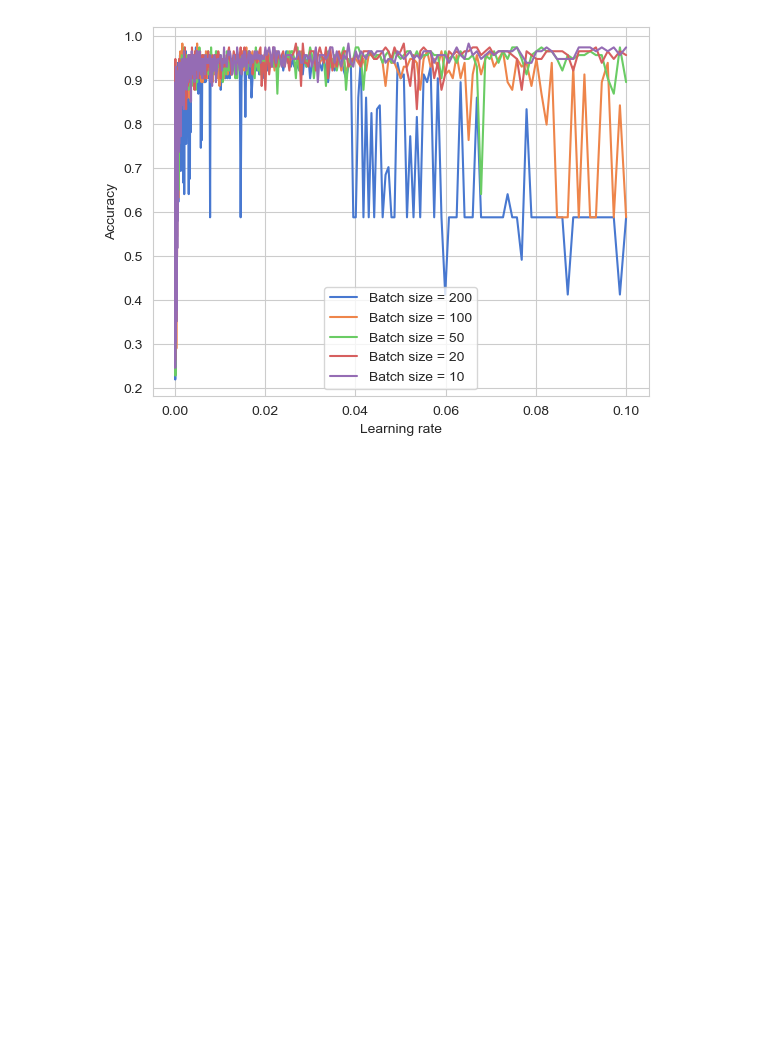
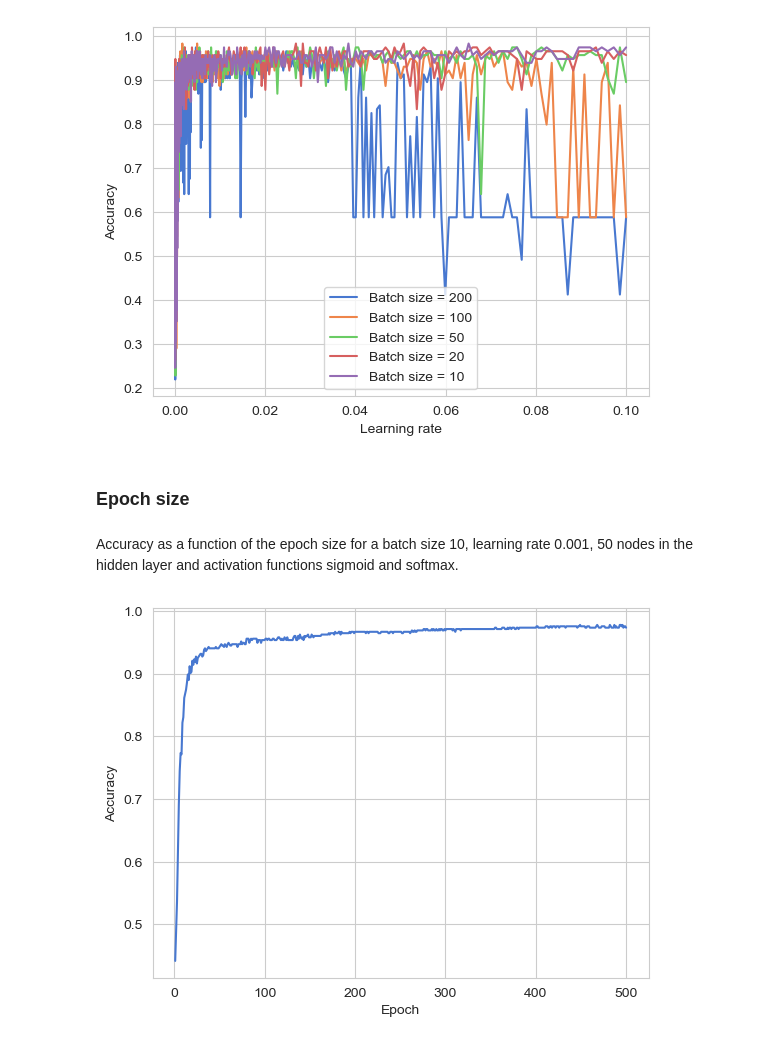
Before and after one commit to MariaFlyAway/Project2_FYS-STK3155, a Jupyter notebook: Code/Neural_Net/plotting_results.ipynb, the cells around one changed output. Cells and saved outputs as stored; diff of their text form; code cells hidden in the pictures; blank space fills up the shorter version.

Commit message:
Moved and added code for plotting performance as function of epoch size

```diff
--- a/Code/Neural_Net/plotting_results.ipynb
+++ b/Code/Neural_Net/plotting_results.ipynb
@@ -231,3 +231,16 @@ plt.legend()
 plt.show()
 # %% [output]
 [figure]
+# %% [markdown]
+### Epoch size
+# %% [markdown]
+Accuracy as a function of the epoch size for a batch size 10, learning rate 0.001, 50 nodes in the hidden layer and activation functions sigmoid and softmax.
+# %%
+df = pd.read_csv('Results/epoch_size.csv')
+
+plt.plot(np.linspace(1, 500, 500), df['Score'])
+plt.xlabel('Epoch')
+plt.ylabel('Accuracy')
+plt.show()
+# %% [output]
+[figure, added]
```
Also changed, not shown: 2 other files.
